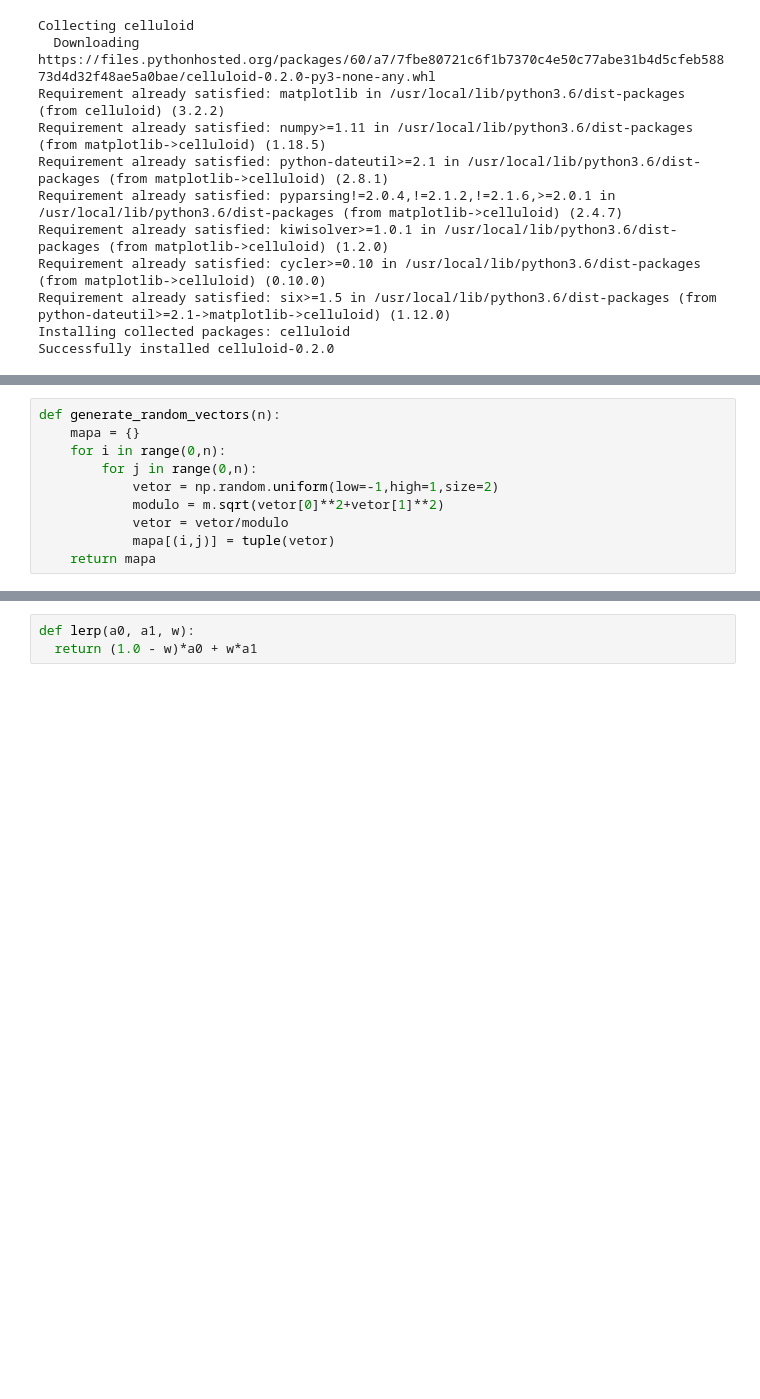
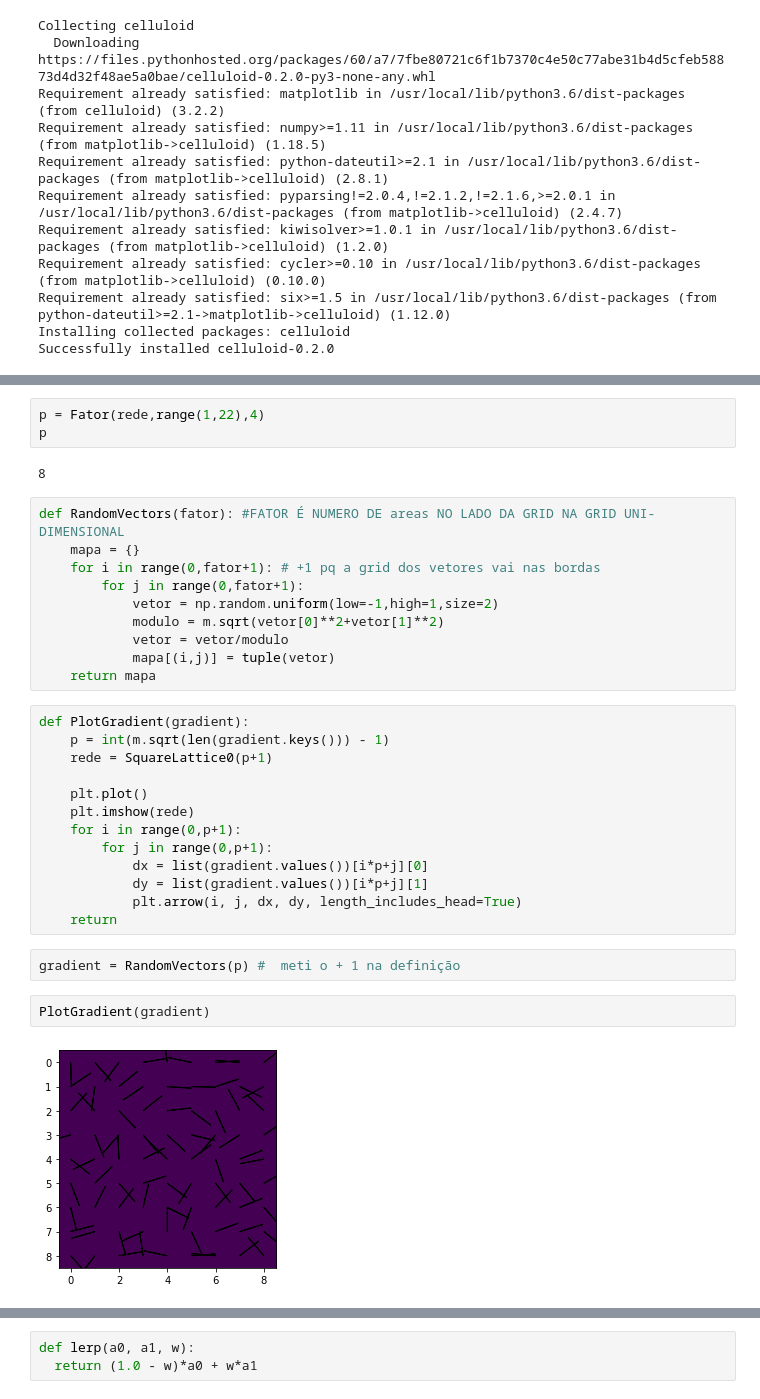
Before and after one commit to Wolframettes/Noise, a Jupyter notebook: Perlin.ipynb, the cells around one changed output, grey strips where cells are left out. Drawn from its saved outputs; the diff is of its cells as text; blank space fills up the shorter version.

```diff
--- a/Perlin.ipynb
+++ b/Perlin.ipynb
@@ -30,10 +42,34 @@ def generate_lattice0(n):
+# %%
+p = Fator(rede,range(1,22),4)
+p
+# %% [output]
+8
 # %%
-def generate_random_vectors(n):
+def RandomVectors(fator): #FATOR É NUMERO DE areas NO LADO DA GRID NA GRID UNI-DIMENSIONAL
     mapa = {}
-    for i in range(0,n):
-        for j in range(0,n):
+    for i in range(0,fator+1): # +1 pq a grid dos vetores vai nas bordas
+        for j in range(0,fator+1):
             vetor = np.random.uniform(low=-1,high=1,size=2)
             modulo = m.sqrt(vetor[0]**2+vetor[1]**2)
             vetor = vetor/modulo
             mapa[(i,j)] = tuple(vetor)
     return mapa
+# %%
+def PlotGradient(gradient):
+    p = int(m.sqrt(len(gradient.keys())) - 1)
+    rede = SquareLattice0(p+1)
+
+    plt.plot()
+    plt.imshow(rede)
+    for i in range(0,p+1):
+        for j in range(0,p+1):
+            dx = list(gradient.values())[i*p+j][0]
+            dy = list(gradient.values())[i*p+j][1]
+            plt.arrow(i, j, dx, dy, length_includes_head=True)
+    return
+# %%
+gradient = RandomVectors(p) #  meti o + 1 na definição
+# %%
+PlotGradient(gradient)
+# %% [output]
+[figure, added]
```
Also changed, not shown: parts of 17 cells of this notebook.
